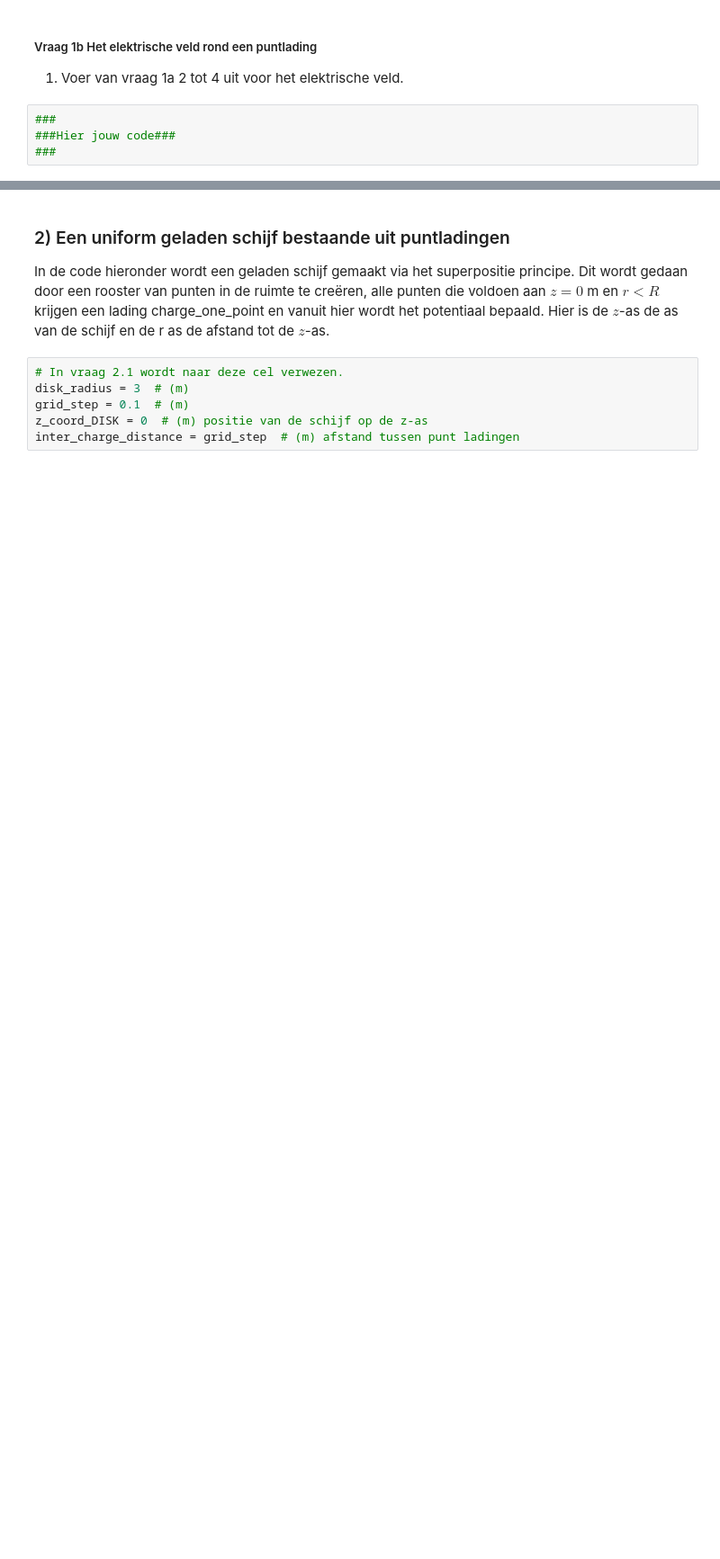
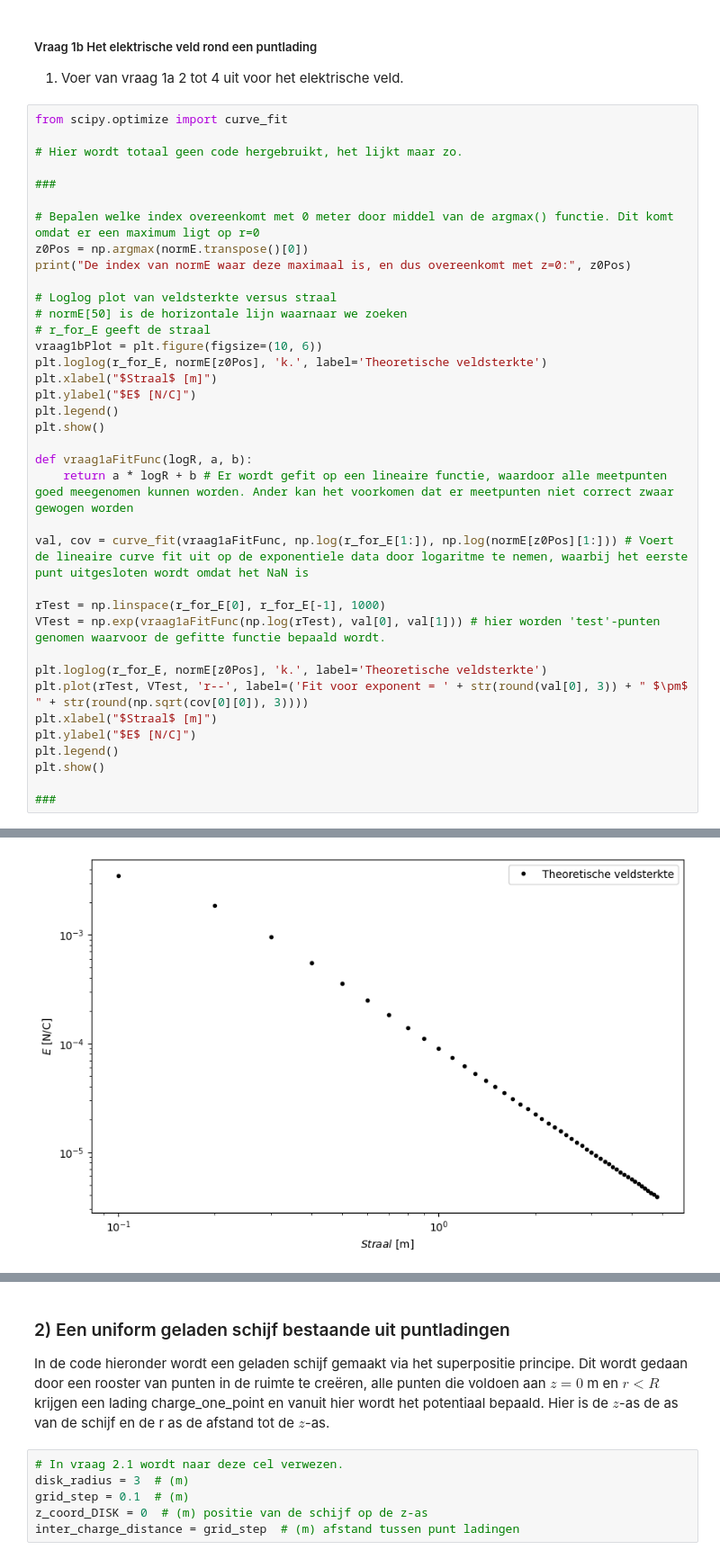
Before and after one commit to fKogelTU/opdrachten-DEF-D, a Jupyter notebook: DigitaleOntwerpopdrachten/1CondensatorOpdracht/CondensatorOntwerpopdracht.ipynb, the cells around one changed output, grey strips where cells are left out. Shown at 90% size. Cells and saved outputs as stored; diff of their text form; blank space fills up the shorter version.

```diff
--- a/DigitaleOntwerpopdrachten/1CondensatorOpdracht/CondensatorOntwerpopdracht.ipynb
+++ b/DigitaleOntwerpopdrachten/1CondensatorOpdracht/CondensatorOntwerpopdracht.ipynb
@@ -94,6 +128,40 @@ plot_results_pt_charge_at_origin(Ez, Er, normE, V, r, z, grid_step)
 ##### Vraag 1b Het elektrische veld rond een puntlading
 1. Voer van vraag 1a 2 tot 4 uit voor het elektrische veld.
 # %%
+from scipy.optimize import curve_fit
+
+# Hier wordt totaal geen code hergebruikt, het lijkt maar zo.
+
 ###
-###Hier jouw code###
+
+# Bepalen welke index overeenkomt met 0 meter door middel van de argmax() functie. Dit komt omdat er een maximum ligt op r=0
+z0Pos = np.argmax(normE.transpose()[0])
+print("De index van normE waar deze maximaal is, en dus overeenkomt met z=0:", z0Pos)
+
+# Loglog plot van veldsterkte versus straal
+# normE[50] is de horizontale lijn waarnaar we zoeken
+# r_for_E geeft de straal
+vraag1bPlot = plt.figure(figsize=(10, 6))
+plt.loglog(r_for_E, normE[z0Pos], 'k.', label='Theoretische veldsterkte')
+plt.xlabel("$Straal$ [m]")
+plt.ylabel("$E$ [N/C]")
+plt.legend()
+plt.show()
+
+def vraag1aFitFunc(logR, a, b):
+    return a * logR + b # Er wordt gefit op een lineaire functie, waardoor alle meetpunten goed meegenomen kunnen worden. Ander kan het voorkomen dat er meetpunten niet correct zwaar gewogen worden
+
+val, cov = curve_fit(vraag1aFitFunc, np.log(r_for_E[1:]), np.log(normE[z0Pos][1:])) # Voert de lineaire curve fit uit op de exponentiele data door logaritme te nemen, waarbij het eerste punt uitgesloten wordt omdat het NaN is
+
+rTest = np.linspace(r_for_E[0], r_for_E[-1], 1000)
+VTest = np.exp(vraag1aFitFunc(np.log(rTest), val[0], val[1])) # hier worden 'test'-punten genomen waarvoor de gefitte functie bepaald wordt.
+
+plt.loglog(r_for_E, normE[z0Pos], 'k.', label='Theoretische veldsterkte')
+plt.plot(rTest, VTest, 'r--', label=('Fit voor exponent = ' + str(round(val[0], 3)) + " $\pm$ " + str(round(np.sqrt(cov[0][0]), 3))))
+plt.xlabel("$Straal$ [m]")
+plt.ylabel("$E$ [N/C]")
+plt.legend()
+plt.show()
+
 ###
+# %% [output]
@@ -99,0 +169 @@ plot_results_pt_charge_at_origin(Ez, Er, normE, V, r, z, grid_step)
+[figure, added]
```
Also changed, not shown: parts of 8 cells of this notebook.
